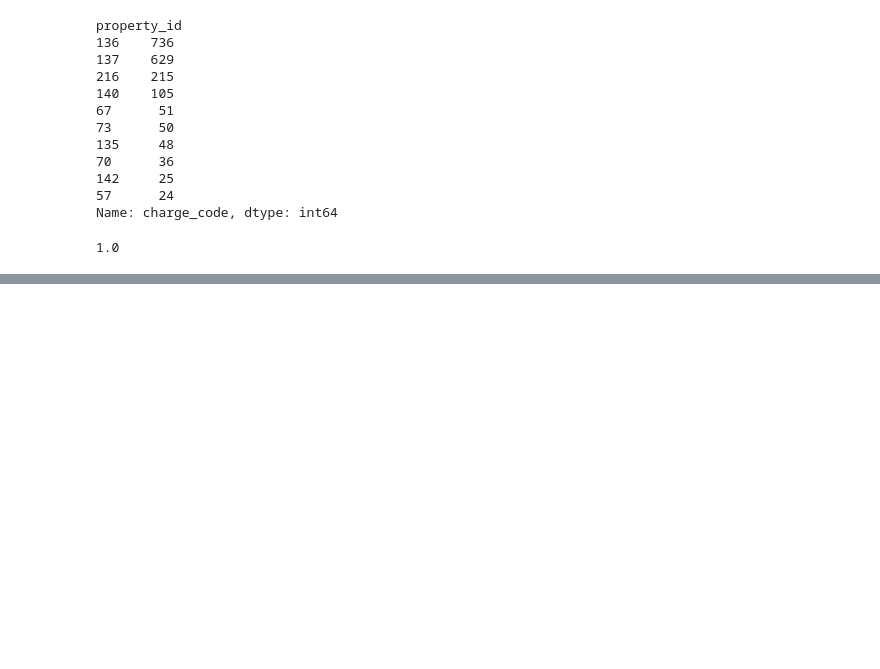
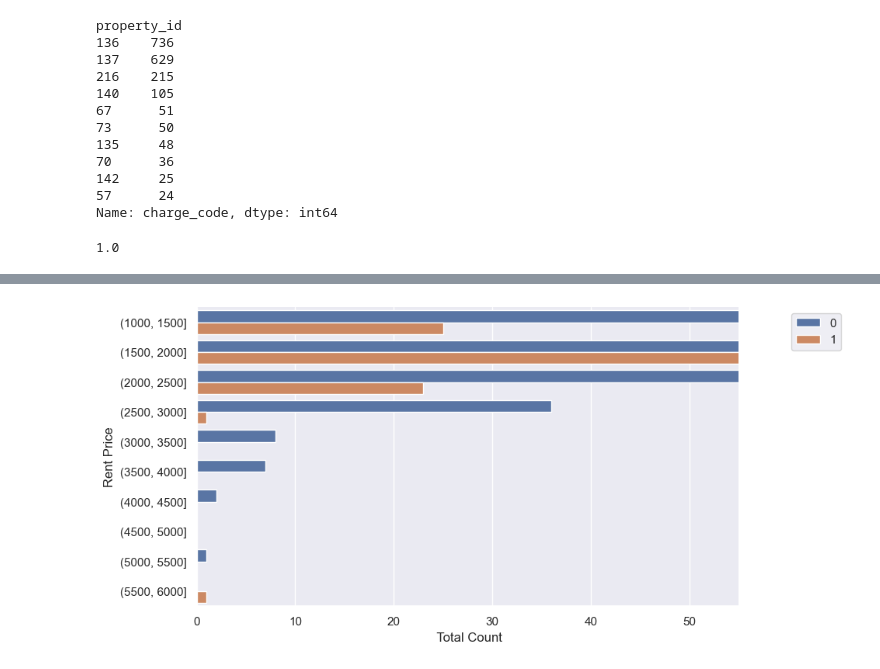
Before and after one commit to Project-DANE/DANE, a Jupyter notebook: e_workbook.ipynb, the cells around one changed output, grey strips where cells are left out. Cells and saved outputs as stored; diff of their text form; code cells hidden in the pictures; blank space fills up the shorter version.

```diff
--- a/e_workbook.ipynb
+++ b/e_workbook.ipynb
@@ -167,0 +265,14 @@ prop_group.bad_resident.mean()
+# %%
+bins = [1000,1500,2000,2500,3000,3500,4000,4500,5000,5500,6000]
+colors= ['']
+rent_bin = pd.cut(train['rent'], bins = bins)
+plt.figure(figsize=(9, 5))
+sns.countplot(y=rent_bin,hue= 'bad_resident', data=train)
+sns.despine()
+plt.legend(loc='upper right', bbox_to_anchor=(1.2, 1))
+plt.xlabel(' Total Count')
+plt.ylabel('Rent Price')
+plt.xlim(0,55)
+plt.show()
+# %% [output]
+[figure, added]
```
Also changed, not shown: parts of 6 cells of this notebook.
